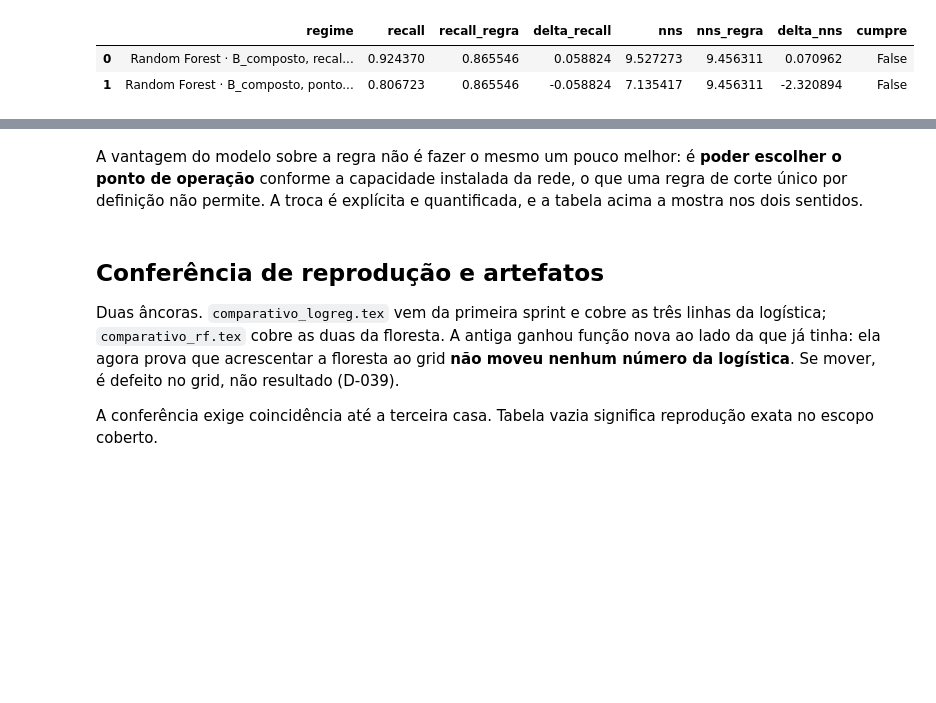
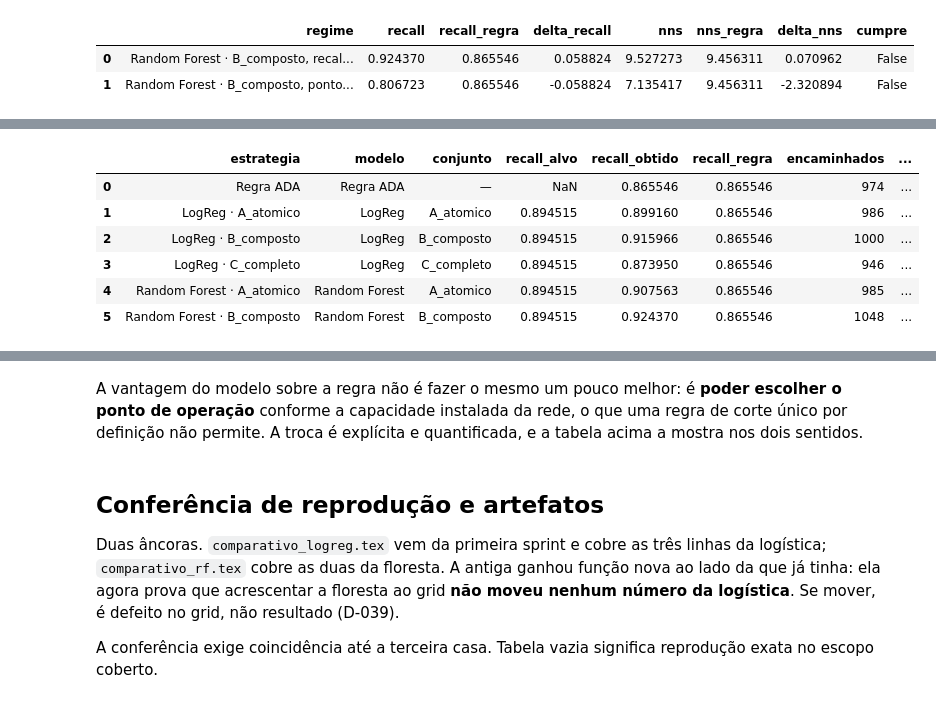
Before and after one commit to Lorenzo-Avila/hba1c-screening-pns2013, a Jupyter notebook: notebooks/03_resultados.ipynb, the cells around one changed output, grey strips where cells are left out. Cells and saved outputs as stored; diff of their text form; code cells hidden in the pictures; blank space fills up the shorter version.

Commit message:
Entra a Random Forest e  Atualiza notebook

```diff
--- a/notebooks/03_resultados.ipynb
+++ b/notebooks/03_resultados.ipynb
@@ -326,3 +335,13 @@ O critério não é cumprido em nenhum regime avaliado.
+# %%
+saida["equiparado"]
+# %% [output]
+|  | estrategia | modelo | conjunto | recall_alvo | recall_obtido | recall_regra | encaminhados | ... |
+| 0 | Regra ADA | Regra ADA | — | NaN | 0.865546 | 0.865546 | 974 | ... |
+| 1 | LogReg · A_atomico | LogReg | A_atomico | 0.894515 | 0.899160 | 0.865546 | 986 | ... |
+| 2 | LogReg · B_composto | LogReg | B_composto | 0.894515 | 0.915966 | 0.865546 | 1000 | ... |
+| 3 | LogReg · C_completo | LogReg | C_completo | 0.894515 | 0.873950 | 0.865546 | 946 | ... |
+| 4 | Random Forest · A_atomico | Random Forest | A_atomico | 0.894515 | 0.907563 | 0.865546 | 985 | ... |
+| 5 | Random Forest · B_composto | Random Forest | B_composto | 0.894515 | 0.924370 | 0.865546 | 1048 | ... |
 # %% [markdown]
 **O mecanismo está na margem.** Para subir de 0,916 para 0,924 de recall, a floresta encaminha 48 pessoas a mais que a logística e encontra **um** caso a mais. O NNS marginal desse trecho é 48 por caso, contra média de 9,5 no regime inteiro. É esse preço que empurra o NNS agregado acima do da regra.
 
```
Also changed, not shown: parts of 6 cells of this notebook, 17 other files.
